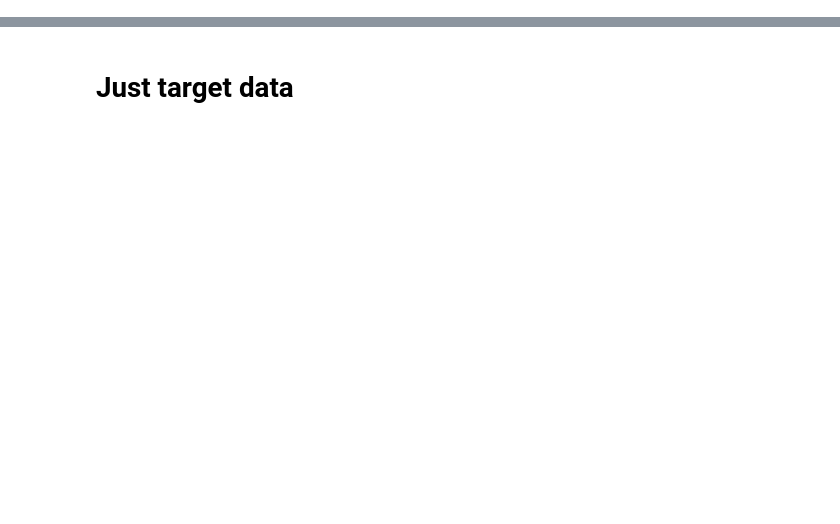
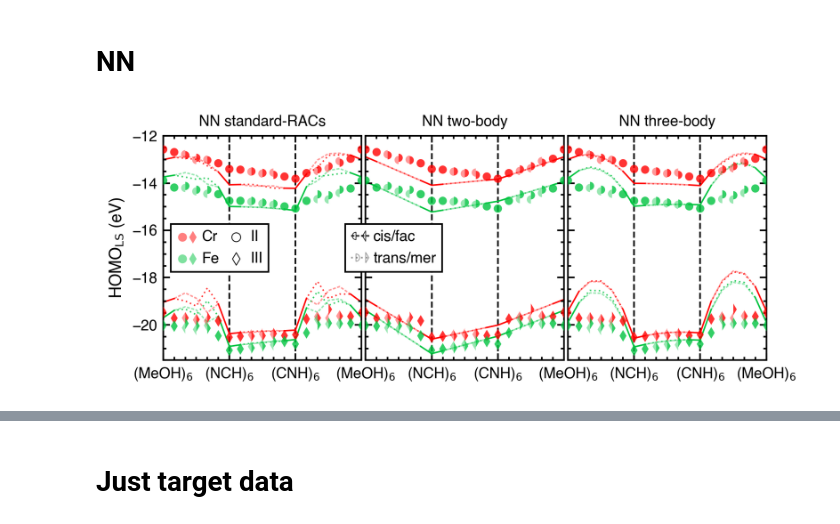
Before and after one commit to hjkgrp/many_body_ml, a Jupyter notebook: scripts_and_notebooks/plotting/interpolation_plot_orbitals.ipynb, the cells around one changed output, grey strips where cells are left out. Saved outputs shown, nothing was run; the diff lists cells and outputs as text; code cells hidden in the pictures; blank space fills up the shorter version.

```diff
--- a/scripts_and_notebooks/plotting/interpolation_plot_orbitals.ipynb
+++ b/scripts_and_notebooks/plotting/interpolation_plot_orbitals.ipynb
@@ -330,0 +345,11 @@ def two_metal_plot(cores_to_plot, experiments, **kwargs):
+# %% [markdown]
+# NN
+# %%
+fig, _ = prediction_plot(
+    ["cr", "fe"],
+    nn_experiments, model_prefix="NN ",
+    lowerlim=-21.5, upperlim=-12.0
+)
+fig.savefig("plots/interpolation_plot_homo_ls_nn_1.pdf")
+# %% [output]
+[figure, added]
```
Also changed, not shown: parts of 16 cells of this notebook, 7 other files.
